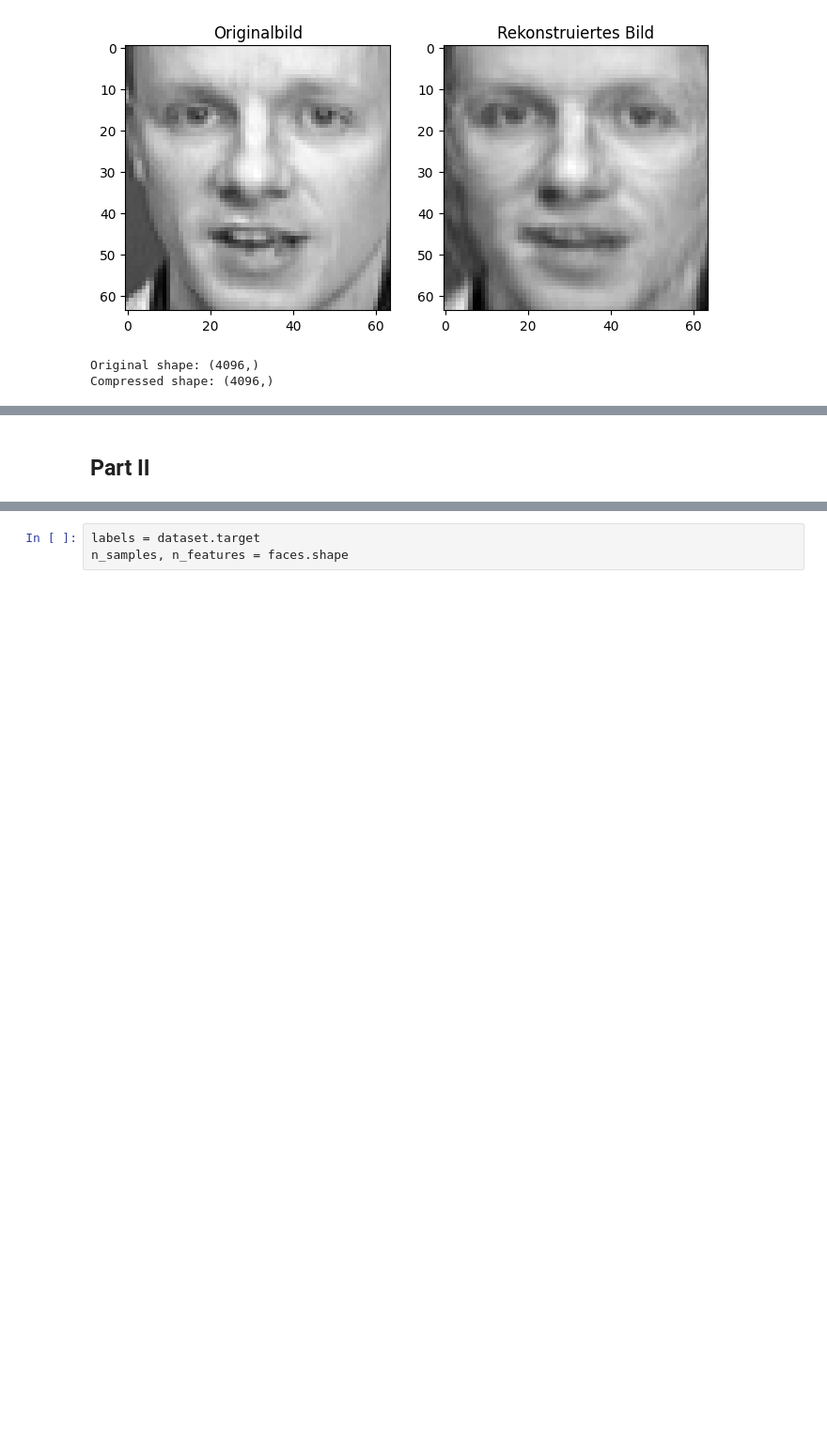
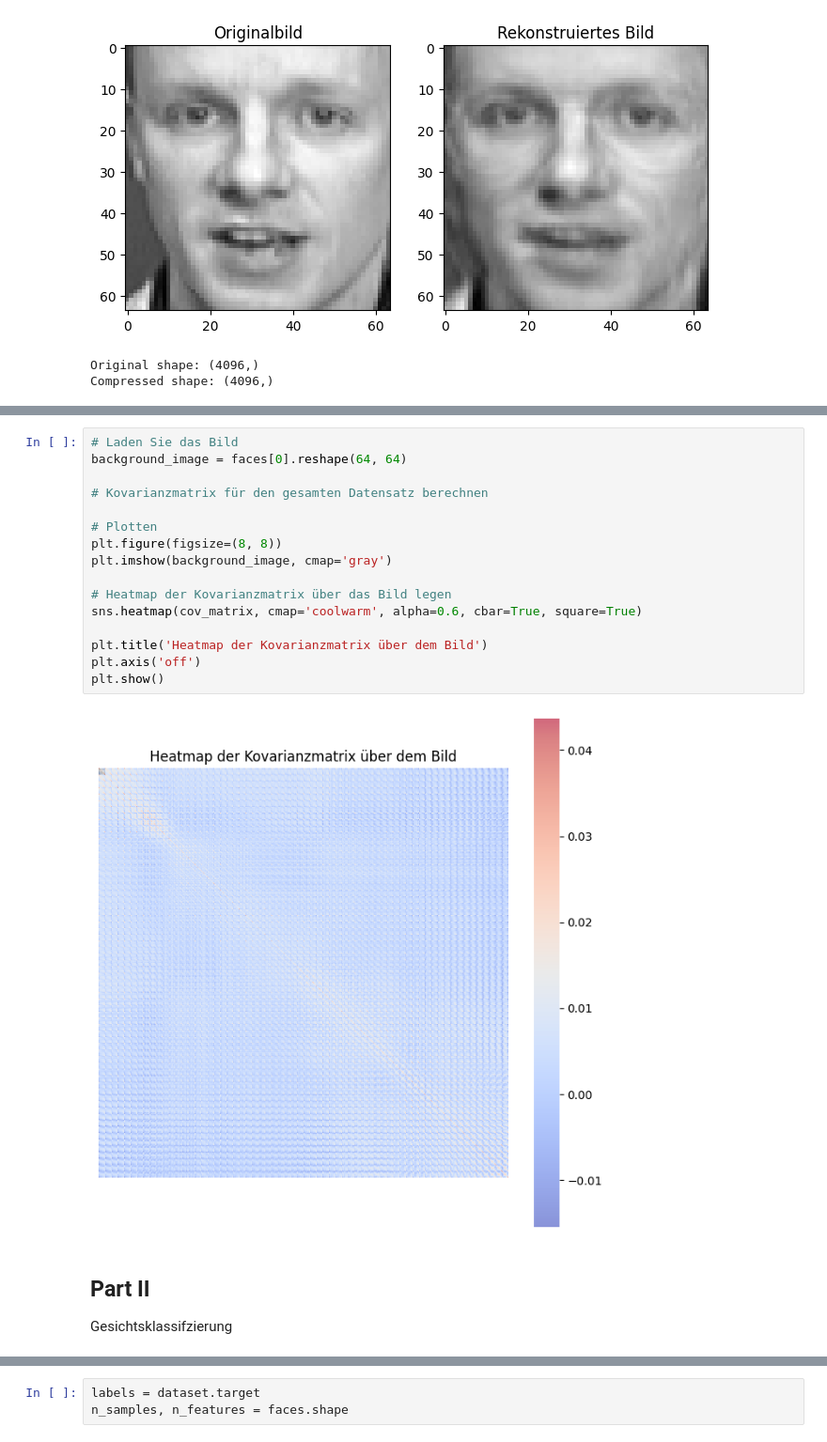
Before and after one commit to domzoric/Numerik_Projekt_4, a Jupyter notebook: faces_2.ipynb, the cells around one changed output, grey strips where cells are left out. Shown at 94% size. Drawn from its saved outputs; the diff is of its cells as text; blank space fills up the shorter version.

```diff
--- a/faces_2.ipynb
+++ b/faces_2.ipynb
@@ -221,2 +279,21 @@ plt.show()
+# %%
+# Laden Sie das Bild
+background_image = faces[0].reshape(64, 64)
+
+# Kovarianzmatrix für den gesamten Datensatz berechnen
+
+# Plotten
+plt.figure(figsize=(8, 8))
+plt.imshow(background_image, cmap='gray')
+
+# Heatmap der Kovarianzmatrix über das Bild legen
+sns.heatmap(cov_matrix, cmap='coolwarm', alpha=0.6, cbar=True, square=True)
+
+plt.title('Heatmap der Kovarianzmatrix über dem Bild')
+plt.axis('off')
+plt.show()
+# %% [output]
+[figure, added]
 # %% [markdown]
 ## Part II
+Gesichtsklassifzierung
```
Also changed, not shown: parts of 22 cells of this notebook, 1 other file.
